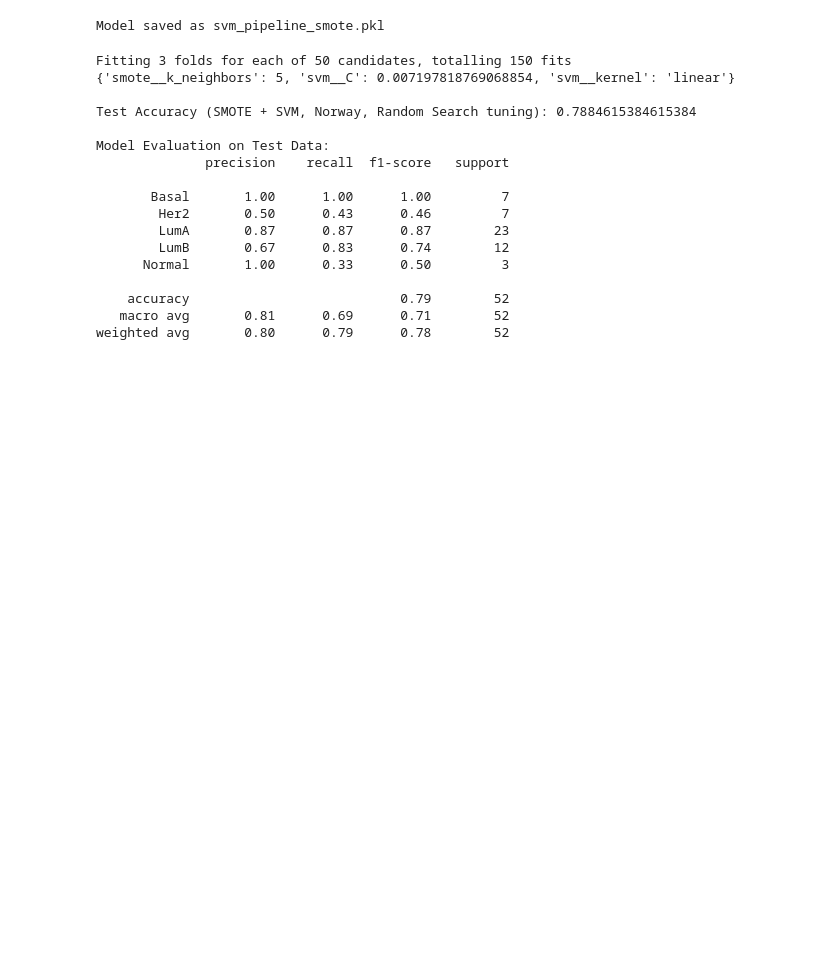
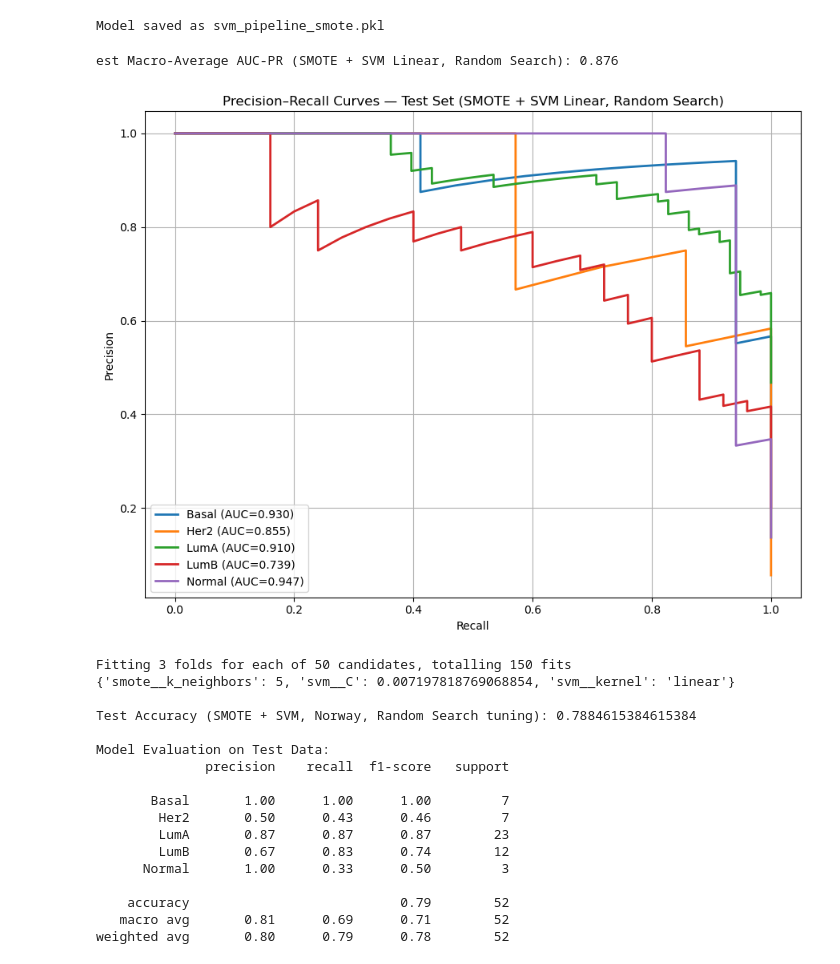
Before and after one commit to Alvinator24/BioinfoThesis, a Jupyter notebook: SVM/MAIN_SVM_NOTEBOOK.ipynb, the cells around one changed output. Cells and saved outputs as stored; diff of their text form; code cells hidden in the pictures; blank space fills up the shorter version.

```diff
--- a/SVM/MAIN_SVM_NOTEBOOK.ipynb
+++ b/SVM/MAIN_SVM_NOTEBOOK.ipynb
@@ -1297,4 +1299,38 @@ Model Evaluation on Test Data:
 weighted avg       0.83      0.82      0.82       124
 [figure]
 Model saved as svm_pipeline_smote.pkl
+# %%
+# 5. Precision–Recall Curves (multiclass)
+# -------------------------------
+classes = pipelineSmote.named_steps['svm'].classes_
+
+# Binarize true labels
+y_test_bin = label_binarize(y_test, classes=classes)
+
+# Predicted probabilities
+y_proba = pipelineSmote.predict_proba(X_test)
+
+plt.figure(figsize=(9, 7))
+auc_list = []
+
+for i, cls in enumerate(classes):
+    precision, recall, _ = precision_recall_curve(y_test_bin[:, i], y_proba[:, i])
+    auc_pr = auc(recall, precision)
+    auc_list.append(auc_pr)
+    plt.plot(recall, precision, linewidth=2, label=f"{cls} (AUC={auc_pr:.3f})")
+
+macro_auc = sum(auc_list) / len(auc_list)
+print(f"\nest Macro-Average AUC-PR (SMOTE + SVM Linear, Random Search): {macro_auc:.3f}")
+
+plt.xlabel("Recall")
+plt.ylabel("Precision")
+plt.title("Precision–Recall Curves — Test Set (SMOTE + SVM Linear, Random Search)")
+plt.legend()
+plt.grid(True)
+plt.tight_layout()
+plt.savefig("PR_curve_SMOTE_RandomSearch.png", dpi=300)
+plt.show()
+# %% [output]
+est Macro-Average AUC-PR (SMOTE + SVM Linear, Random Search): 0.876
+[figure, added]
 # %%
```
Also changed, not shown: parts of 6 cells of this notebook, 3 other files.
